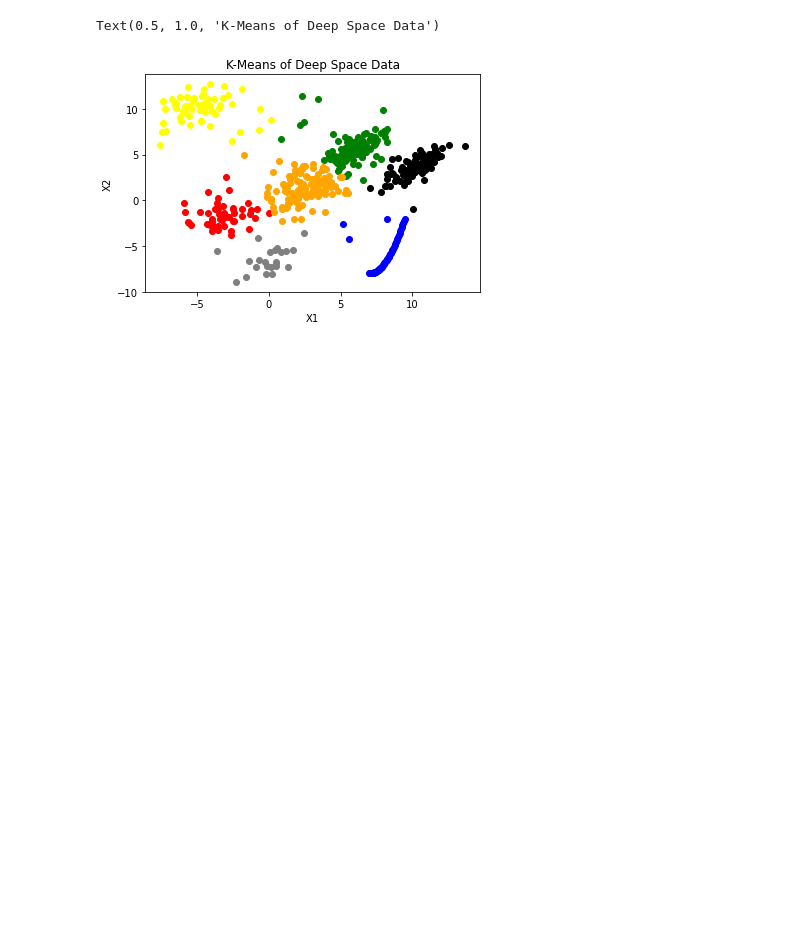
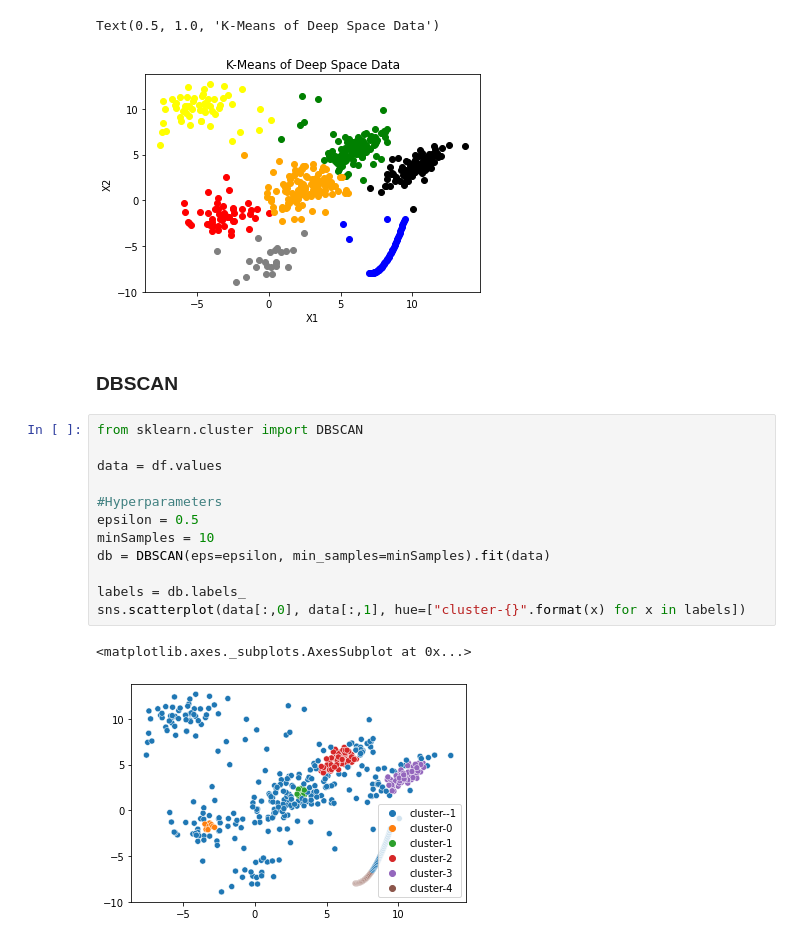
Before and after one commit to lcipolina/ML_Fundamentals, a Jupyter notebook: Assignment1_Part2_Space_Dataset.ipynb, the cells around one changed output. Cells and saved outputs as stored; diff of their text form; blank space fills up the shorter version.

```diff
--- a/Assignment1_Part2_Space_Dataset.ipynb
+++ b/Assignment1_Part2_Space_Dataset.ipynb
@@ -162,3 +162,20 @@ plt.title('K-Means of Deep Space Data')
 # %% [output]
 Text(0.5, 1.0, 'K-Means of Deep Space Data')
 [figure]
+# %% [markdown]
+### DBSCAN
+# %%
+from sklearn.cluster import DBSCAN
+
+data = df.values
+
+#Hyperparameters
+epsilon = 0.5
+minSamples = 10
+db = DBSCAN(eps=epsilon, min_samples=minSamples).fit(data)
+
+labels = db.labels_
+sns.scatterplot(data[:,0], data[:,1], hue=["cluster-{}".format(x) for x in labels])
+# %% [output]
+<matplotlib.axes._subplots.AxesSubplot at 0x...>
+[figure, added]
```
Also changed, not shown: parts of 2 cells of this notebook.
